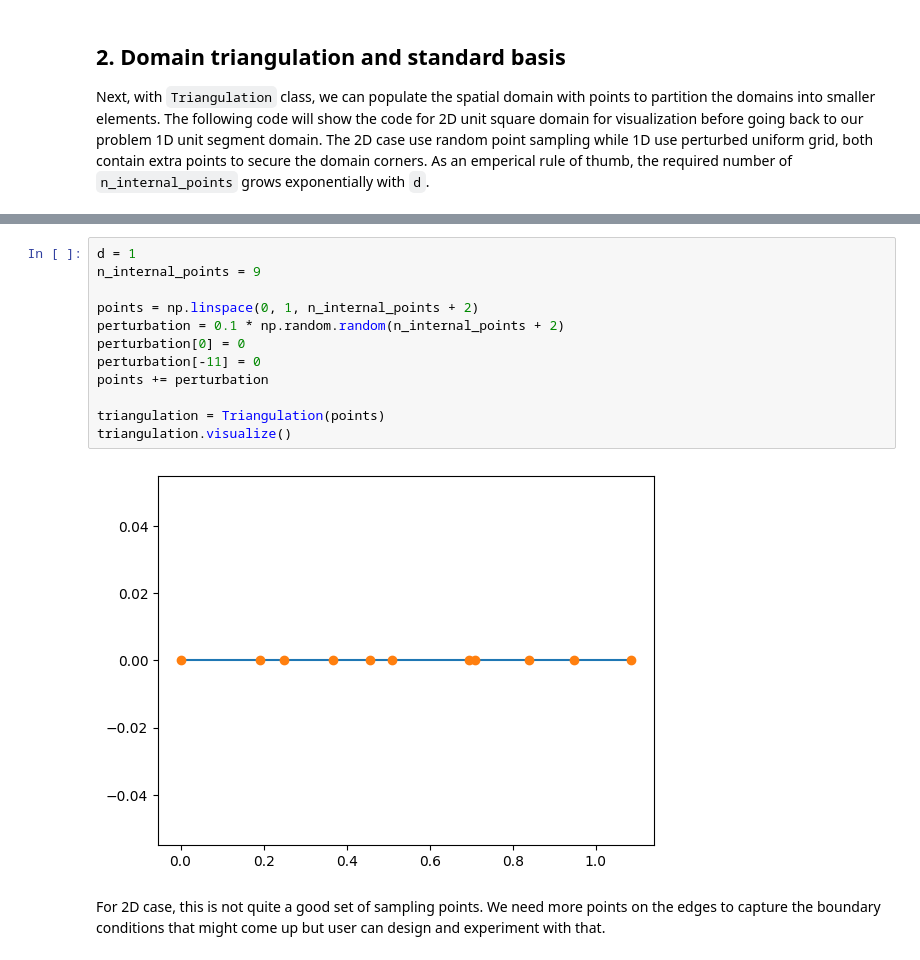
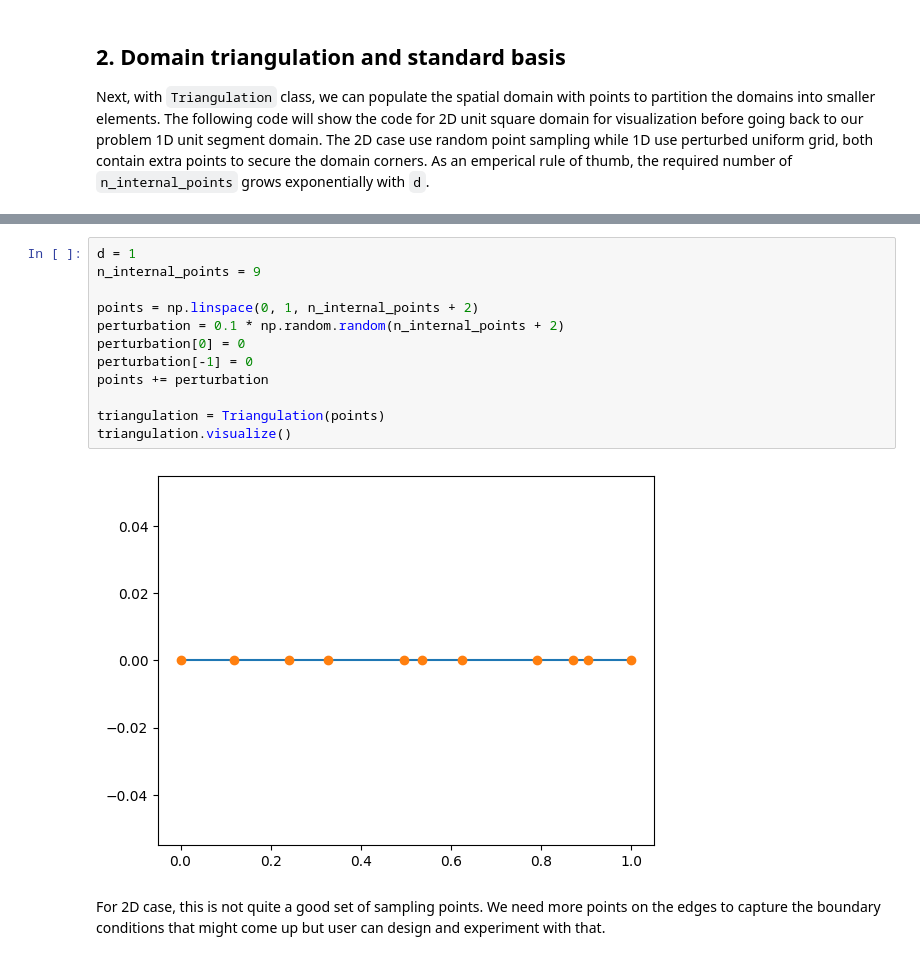
Before and after one commit to c-earth/TNPDE, a Jupyter notebook: demo.ipynb, the cells around one changed output, grey strips where cells are left out. Saved outputs shown, nothing was run; the diff lists cells and outputs as text.

```diff
--- a/demo.ipynb
+++ b/demo.ipynb
@@ -52,17 +52,17 @@ triangulation_2D.visualize()
 # %%
 d = 1
 n_internal_points = 9
 
 points = np.linspace(0, 1, n_internal_points + 2)
 perturbation = 0.1 * np.random.random(n_internal_points + 2)
 perturbation[0] = 0
-perturbation[-11] = 0
+perturbation[-1] = 0
 points += perturbation
 
 triangulation = Triangulation(points)
 triangulation.visualize()
 # %% [output]
-[figure, old version]
+[figure, new version]
 # %% [markdown]
 For 2D case, this is not quite a good set of sampling points. We need more points on the edges to capture the boundary conditions that might come up but user can design and experiment with that.
 # %% [markdown]
```
Also changed, not shown: parts of 25 cells of this notebook, 3 other files.
